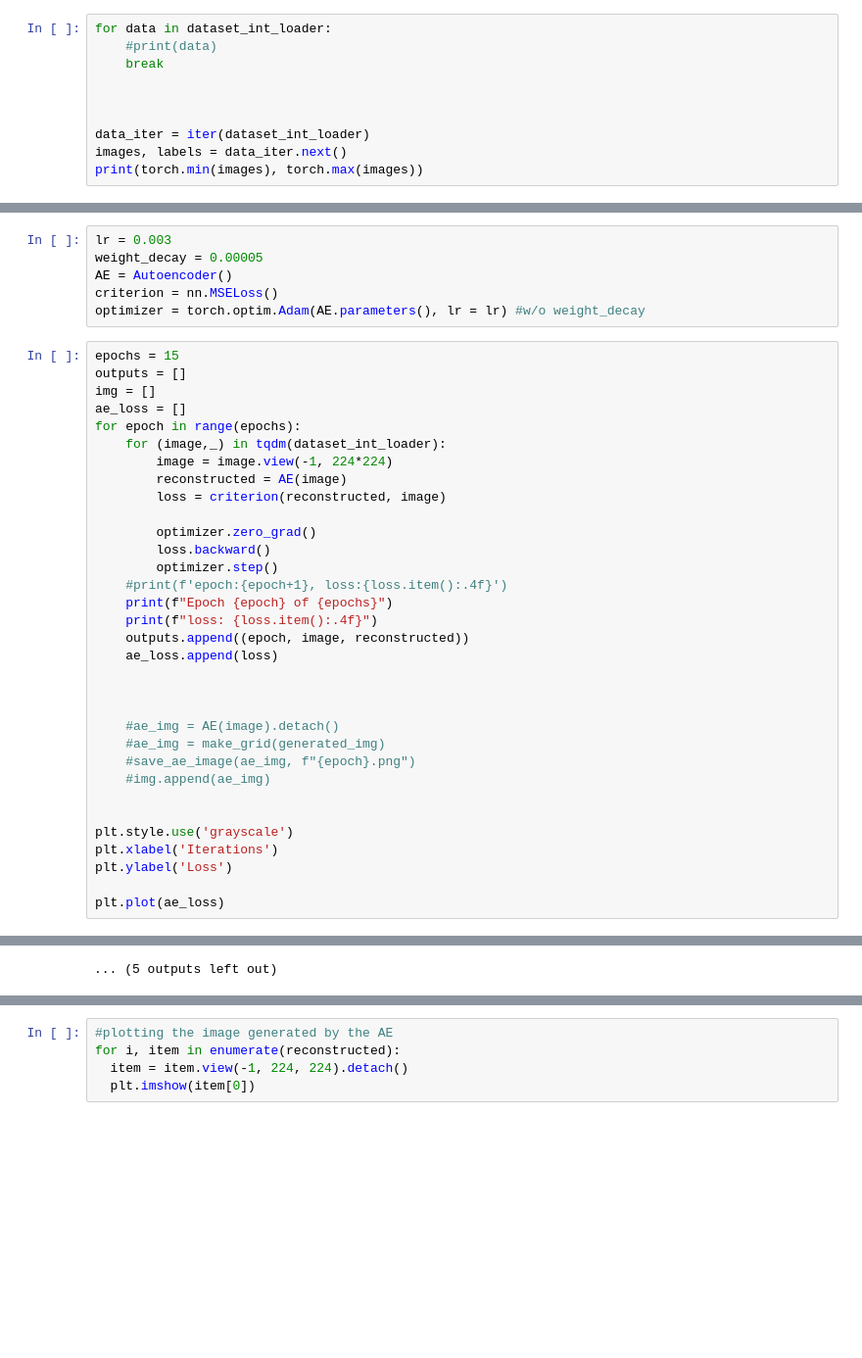
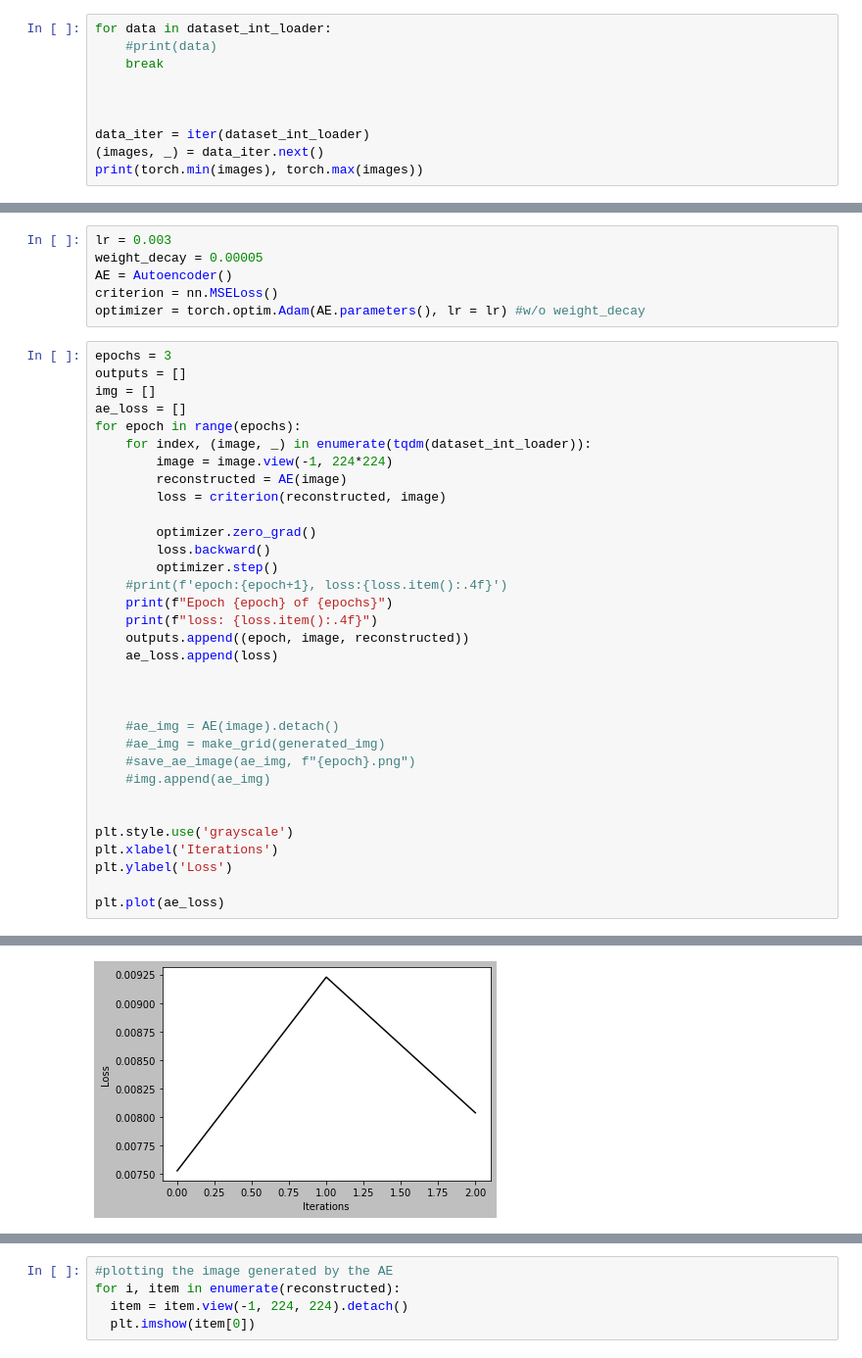
Before and after one commit to YoElsheikh/Jupyternotebooks_ML, a Jupyter notebook: Internal_AE.ipynb, the cells around one changed output, grey strips where cells are left out. Shown: that part at 98% size. Saved outputs shown, nothing was run; the diff lists cells and outputs as text; blank space fills up the shorter version.

```diff
--- a/Internal_AE.ipynb
+++ b/Internal_AE.ipynb
@@ -32,6 +34,6 @@ for data in dataset_int_loader:
 
 
 data_iter = iter(dataset_int_loader)
-images, labels = data_iter.next()
+(images, _) = data_iter.next()
 print(torch.min(images), torch.max(images))
 # %% [output]
@@ -99,12 +90,12 @@ AE = Autoencoder()
 criterion = nn.MSELoss()
 optimizer = torch.optim.Adam(AE.parameters(), lr = lr) #w/o weight_decay
 # %%
-epochs = 15
+epochs = 3
 outputs = []
 img = []
 ae_loss = []
 for epoch in range(epochs):
-    for (image,_) in tqdm(dataset_int_loader):
+    for index, (image, _) in enumerate(tqdm(dataset_int_loader)):
         image = image.view(-1, 224*224)
         reconstructed = AE(image)
         loss = criterion(reconstructed, image)
@@ -159,4 +133,4 @@ loss: 0.0081
-... (5 outputs left out)
+[figure, added]
 # %%
 #plotting the corresponding original image
 for i, item in enumerate(image):
```
Also changed, not shown: parts of 7 cells of this notebook, 10 other files.
